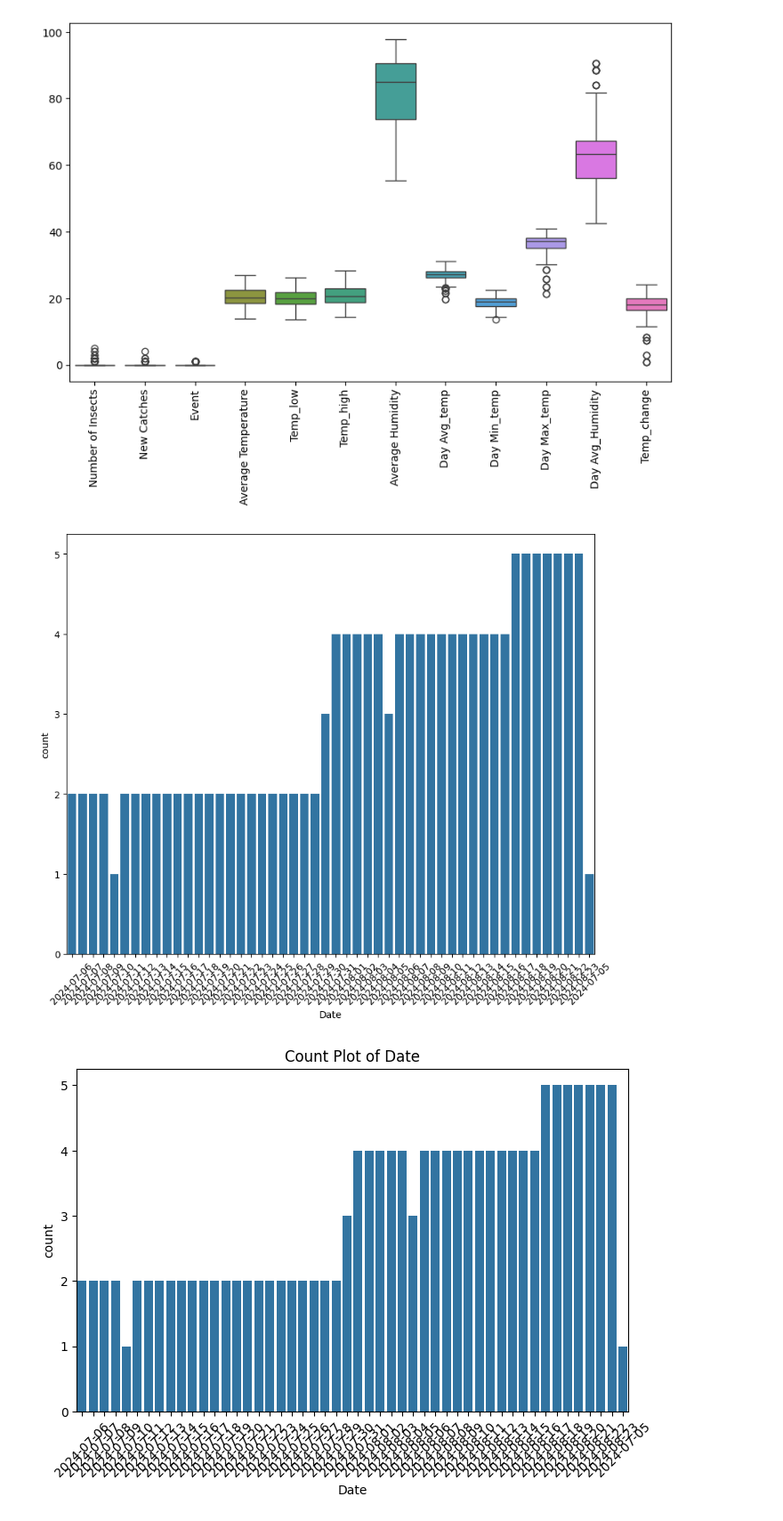
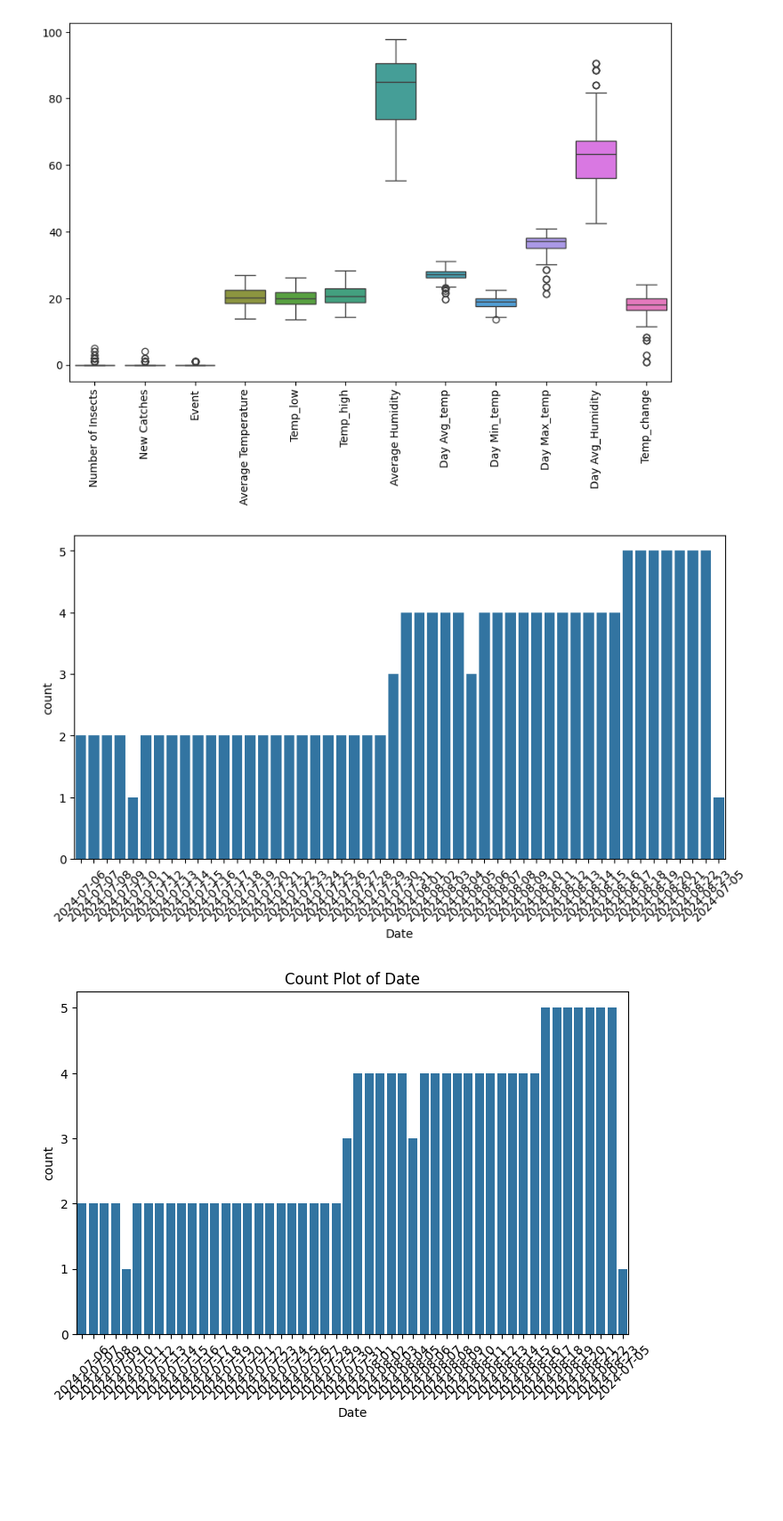
Before and after one commit to LuckyForoozan/Agritech-Pest-Prediction, a Jupyter notebook: EDA_Agritech_Pest_Prediction.ipynb, the cells around one changed output. Shown at 89% size. Saved outputs shown, nothing was run; the diff lists cells and outputs as text; code cells hidden in the pictures; blank space fills up the shorter version.

```diff
--- a/EDA_Agritech_Pest_Prediction.ipynb
+++ b/EDA_Agritech_Pest_Prediction.ipynb
@@ -202,12 +202,12 @@ plt.show()
 # %%
 #Count Plot (For Categorical Data)
 # Count plot for a specific categorical column (replace 'column_name' with your actual column)
-plt.figure(figsize=(10, 8))
+plt.figure(figsize=(10, 5))
 sns.countplot(x=df['Date'])
 plt.xticks(rotation=45)  # Rotate labels if needed
 plt.show()
 # %% [output]
-[figure, old version]
+[figure, new version]
 # %%
 # Count plot for Date column
 plt.figure(figsize=(8, 5))
```
Also changed, not shown: parts of 6 cells of this notebook.
